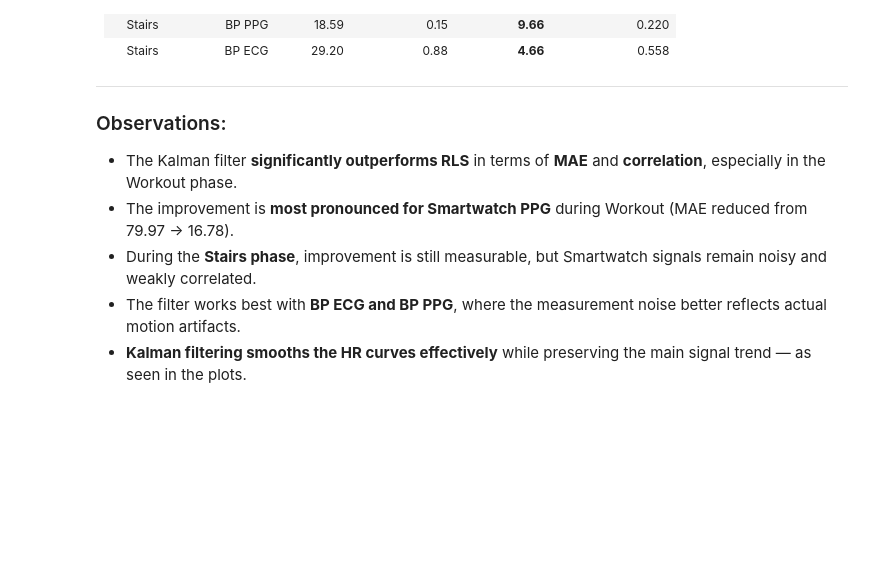
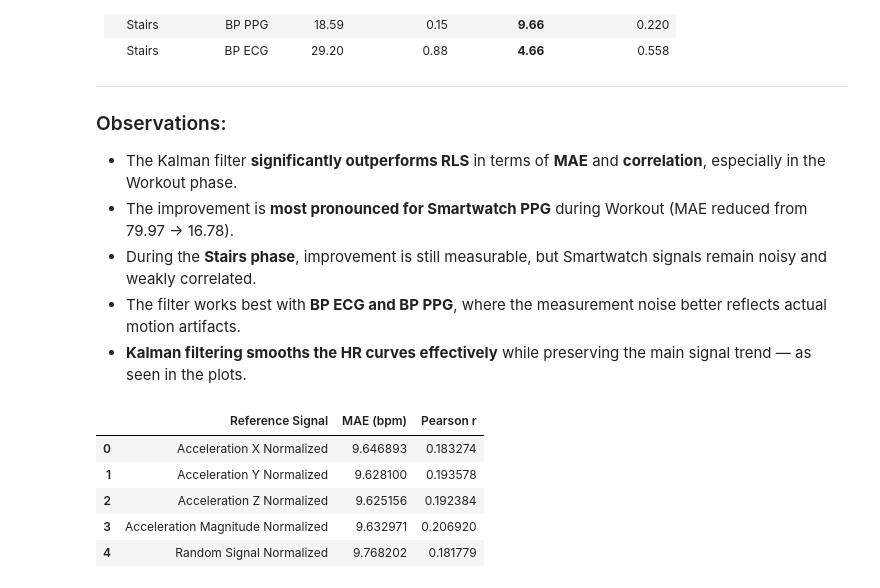
Before and after one commit to victor-42/medical_data_processing, a Jupyter notebook: assignment_4.ipynb, the cells around one changed output. Saved outputs shown, nothing was run; the diff lists cells and outputs as text; code cells hidden in the pictures; blank space fills up the shorter version.

```diff
--- a/assignment_4.ipynb
+++ b/assignment_4.ipynb
@@ -320,11 +320,13 @@ def get_smoothed_motion_signals(df):
         'acc_mag_norm': smoothed_combined_motion
     })
 
-    return new_df
+    return new_df, np.min(acc_mag), np.max(acc_mag), np.min(x), np.max(x), np.min(y), np.max(y), np.min(z), np.max(z)
 
 
-workout_motion = get_smoothed_motion_signals(watch_workout).iloc[2:]
-stairs_motion = get_smoothed_motion_signals(watch_stairs).iloc[1:]
+workout_motion, workout_acc_min, workout_acc_max, workout_x_min, workout_x_max, workout_y_min, workout_y_max, workout_z_min, workout_z_max = get_smoothed_motion_signals(watch_workout)
+workout_motion = workout_motion.iloc[2:]  # Remove first row to align with HR data
+stairs_motion, stairs_acc_min, stairs_acc_max, stairs_x_min, stairs_x_max, stairs_y_min, stairs_y_max, stairs_z_min, stairs_z_max = get_smoothed_motion_signals(watch_stairs)
+workout_motion = workout_motion.iloc[1:]  # Remove first row to align with HR data
 # %%
 # Q2
 # Merge Motion and HR data
@@ -906,3 +942,52 @@ We applied the 1D Kalman filter to all smoothed HR signals from both workout and
 - During the **Stairs phase**, improvement is still measurable, but Smartwatch signals remain noisy and weakly correlated.
 - The filter works best with **BP ECG and BP PPG**, where the measurement noise better reflects actual motion artifacts.
 - **Kalman filtering smooths the HR curves effectively** while preserving the main signal trend — as seen in the plots.
+# %%
+#Q4c
+merged_df = pd.merge_asof(sm_stairs_hr_bp, stairs_motion, on='timestamp', direction='nearest')
+merged_df = pd.merge_asof(merged_df, sm_stairs_hr_ppg, on='timestamp', direction='nearest', suffixes=('', '_ppg'))
+
+# Generate random signal that is as long as the merged_df
+np.random.seed(42)  # For reproducibility
+random_signal = np.random.normal(loc=0, scale=1, size=len(merged_df))
+random_signal_normalized = (random_signal - np.min(random_signal)) / (np.max(random_signal) - np.min(random_signal))
+
+# Add the random signal to the merged DataFrame
+merged_df['random_signal'] = random_signal_normalized
+
+reference_signals = [
+    ('x_norm', 'Acceleration X Normalized'),
+    ('y_norm', 'Acceleration Y Normalized'),
+    ('z_norm', 'Acceleration Z Normalized'),
+    ('acc_mag_norm', 'Acceleration Magnitude Normalized'),
+    ('random_signal', 'Random Signal Normalized'),
+]
+
+result_df = []
+for reference_signal, reference_signal_name in reference_signals:
+
+    filtered = kalman_filter_1d(
+        measurements=merged_df['hr_smooth_normalized_ppg'].values,
+        measurement_uncertainty=merged_df[reference_signal].values
+    )
+    filtered = denormalize(filtered, sm_stairs_hr_ppg_min, sm_stairs_hr_ppg_max)
+
+    # Evaluate
+    mae = mean_absolute_error(merged_df['smoothed_hr'], filtered)
+    corr, _ = pearsonr(merged_df['smoothed_hr'], filtered)
+
+    result_df.append({
+        'Reference Signal': reference_signal_name,
+        'MAE (bpm)': mae,
+        'Pearson r': corr
+    })
+
+result_df = pd.DataFrame(result_df)
+result_df
+# %% [output]
+|  | Reference Signal | MAE (bpm) | Pearson r |
+| 0 | Acceleration X Normalized | 9.646893 | 0.183274 |
+| 1 | Acceleration Y Normalized | 9.628100 | 0.193578 |
+| 2 | Acceleration Z Normalized | 9.625156 | 0.192384 |
+| 3 | Acceleration Magnitude Normalized | 9.632971 | 0.206920 |
+| 4 | Random Signal Normalized | 9.768202 | 0.181779 |
```
Also changed, not shown: parts of 4 cells of this notebook, 1 other file.
